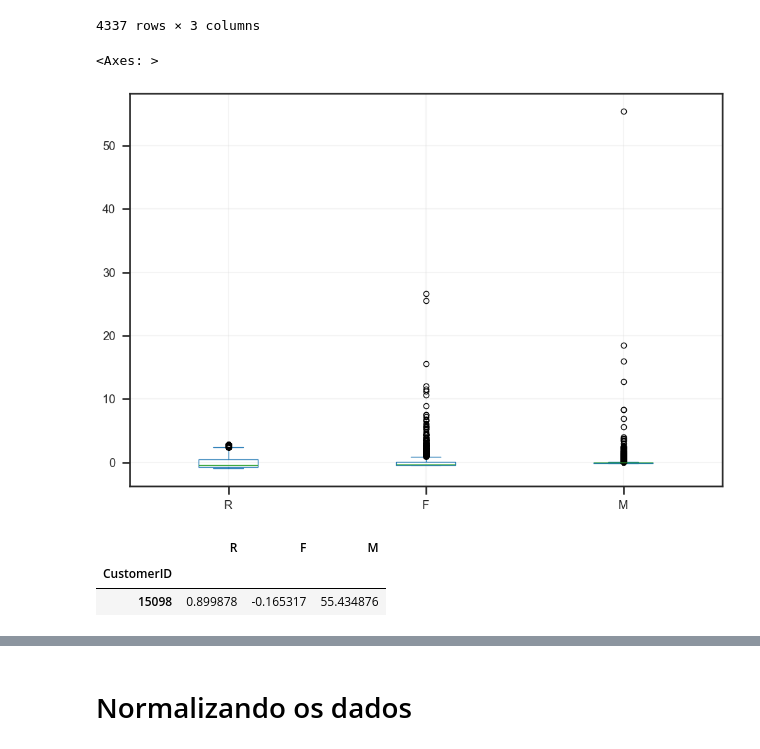
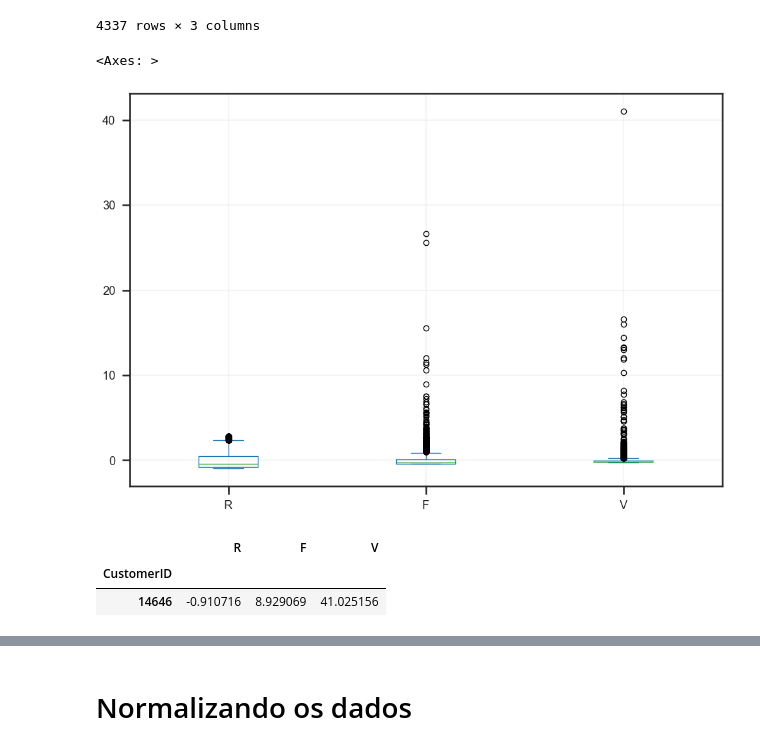
Before and after one commit to LeMorelli-py/Clusterizacao-Churn-com-Machine-Learning, a Jupyter notebook: Desafio 7.ipynb, the cells around one changed output, grey strips where cells are left out. Cells and saved outputs as stored; diff of their text form; code cells hidden in the pictures.

```diff
--- a/Desafio 7.ipynb
+++ b/Desafio 7.ipynb
@@ -349,14 +349,14 @@ df_rfv
 | 18287 | 64 | 3 | 1586 |
 4337 rows × 3 columns
 # %%
-df_rfm.apply(scale).plot.box()
+df_rfv.apply(scale).plot.box()
 # %% [output]
 <Axes: >
-[figure, old version]
+[figure, new version]
 # %%
-df_rfm.apply(scale).query('M>50')
+df_rfv.apply(scale).query('V>30')
 # %% [output]
-|  | R | F | M |
+|  | R | F | V |
 | CustomerID |  |  |  |
-| 15098 | 0.899878 | -0.165317 | 55.434876 |
+| 14646 | -0.910716 | 8.929069 | 41.025156 |
 # %%
```
Also changed, not shown: parts of 18 cells of this notebook.
